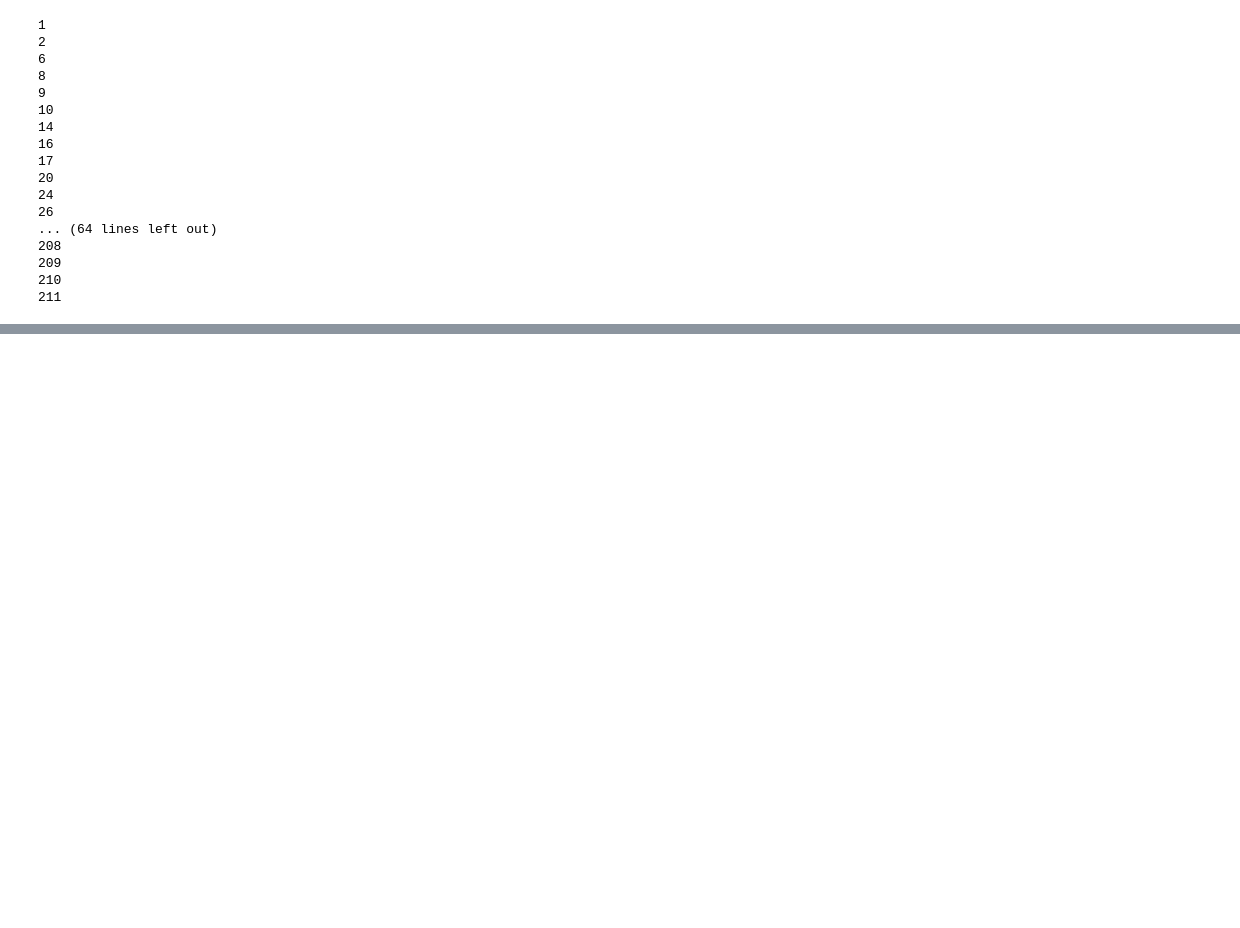
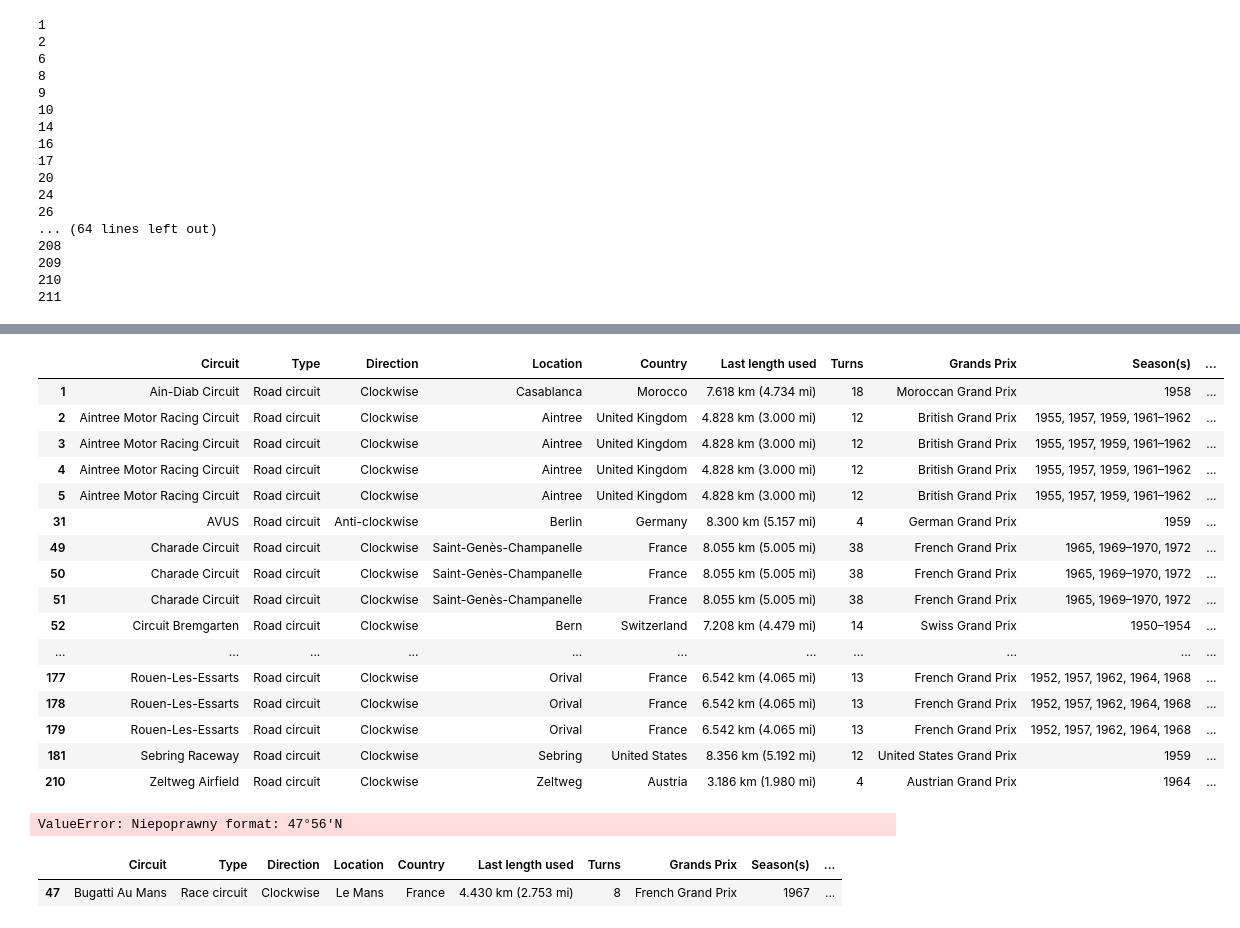
Before and after one commit to michalwietecki/f1-weather-dwh, a Jupyter notebook: circuts_wiki_scrape.ipynb, the cells around one changed output, grey strips where cells are left out. Cells and saved outputs as stored; diff of their text form; code cells hidden in the pictures; blank space fills up the shorter version.

```diff
--- a/circuts_wiki_scrape.ipynb
+++ b/circuts_wiki_scrape.ipynb
@@ -323,3 +323,23 @@ scd2_df[(scd2_df['from'] <= 2014) & (scd2_df['to'] >= 2014)]
 | 202 | Sochi Autodrom | Race circuit | Clockwise | Sochi | Russia | 5.848 km (3.634 mi) | 15 | Russian Grand Prix | 2014–2021 | ... |
 | 204 | Suzuka International Racing Course * | Race circuit | Part clockwise and part anti-cloc... | Suzuka | Japan | 5.807 km (3.608 mi) | 18 | Japanese Grand Prix | 1987–2006, 2009–2019, 2022–2025 | ... |
 | 209 | Yas Marina Circuit * | Race circuit | Anti-clockwise | Abu Dhabi | United Arab Emirates | 5.281 km (3.281 mi) | 15 | Abu Dhabi Grand Prix | 2009–2024 | ... |
+# %%
+scd2_df[scd2_df['Type'] == "Road circuit"]
+# %% [output]
+|  | Circuit | Type | Direction | Location | Country | Last length used | Turns | Grands Prix | Season(s) | ... |
+| 1 | Ain-Diab Circuit | Road circuit | Clockwise | Casablanca | Morocco | 7.618 km (4.734 mi) | 18 | Moroccan Grand Prix | 1958 | ... |
+| 2 | Aintree Motor Racing Circuit | Road circuit | Clockwise | Aintree | United Kingdom | 4.828 km (3.000 mi) | 12 | British Grand Prix | 1955, 1957, 1959, 1961–1962 | ... |
+| 3 | Aintree Motor Racing Circuit | Road circuit | Clockwise | Aintree | United Kingdom | 4.828 km (3.000 mi) | 12 | British Grand Prix | 1955, 1957, 1959, 1961–1962 | ... |
+| 4 | Aintree Motor Racing Circuit | Road circuit | Clockwise | Aintree | United Kingdom | 4.828 km (3.000 mi) | 12 | British Grand Prix | 1955, 1957, 1959, 1961–1962 | ... |
+| 5 | Aintree Motor Racing Circuit | Road circuit | Clockwise | Aintree | United Kingdom | 4.828 km (3.000 mi) | 12 | British Grand Prix | 1955, 1957, 1959, 1961–1962 | ... |
+| 31 | AVUS | Road circuit | Anti-clockwise | Berlin | Germany | 8.300 km (5.157 mi) | 4 | German Grand Prix | 1959 | ... |
+| 49 | Charade Circuit | Road circuit | Clockwise | Saint-Genès-Champanelle | France | 8.055 km (5.005 mi) | 38 | French Grand Prix | 1965, 1969–1970, 1972 | ... |
+| 50 | Charade Circuit | Road circuit | Clockwise | Saint-Genès-Champanelle | France | 8.055 km (5.005 mi) | 38 | French Grand Prix | 1965, 1969–1970, 1972 | ... |
+| 51 | Charade Circuit | Road circuit | Clockwise | Saint-Genès-Champanelle | France | 8.055 km (5.005 mi) | 38 | French Grand Prix | 1965, 1969–1970, 1972 | ... |
+| 52 | Circuit Bremgarten | Road circuit | Clockwise | Bern | Switzerland | 7.208 km (4.479 mi) | 14 | Swiss Grand Prix | 1950–1954 | ... |
+| ... | ... | ... | ... | ... | ... | ... | ... | ... | ... | ... |
+| 177 | Rouen-Les-Essarts | Road circuit | Clockwise | Orival | France | 6.542 km (4.065 mi) | 13 | French Grand Prix | 1952, 1957, 1962, 1964, 1968 | ... |
+| 178 | Rouen-Les-Essarts | Road circuit | Clockwise | Orival | France | 6.542 km (4.065 mi) | 13 | French Grand Prix | 1952, 1957, 1962, 1964, 1968 | ... |
+| 179 | Rouen-Les-Essarts | Road circuit | Clockwise | Orival | France | 6.542 km (4.065 mi) | 13 | French Grand Prix | 1952, 1957, 1962, 1964, 1968 | ... |
+| 181 | Sebring Raceway | Road circuit | Clockwise | Sebring | United States | 8.356 km (5.192 mi) | 12 | United States Grand Prix | 1959 | ... |
+| 210 | Zeltweg Airfield | Road circuit | Clockwise | Zeltweg | Austria | 3.186 km (1.980 mi) | 4 | Austrian Grand Prix | 1964 | ... |
@@ -325,0 +369,10 @@ scd2_df[(scd2_df['from'] <= 2014) & (scd2_df['to'] >= 2014)]
+# %%
+scd2_df['Latitude'] = scd2_df['Latitude'].apply(dms_to_decimal)
+scd2_df['Longitude'] = scd2_df['Longitude'].apply(dms_to_decimal)
+# %% [output]
+ValueError: Niepoprawny format: 47°56′N
+# %%
+scd2_df[scd2_df['Latitude'] == "47°56′N"]
+# %% [output]
+|  | Circuit | Type | Direction | Location | Country | Last length used | Turns | Grands Prix | Season(s) | ... |
+| 47 | Bugatti Au Mans | Race circuit | Clockwise | Le Mans | France | 4.430 km (2.753 mi) | 8 | French Grand Prix | 1967 | ... |
```
Also changed, not shown: parts of 6 cells of this notebook, 1 other file.
